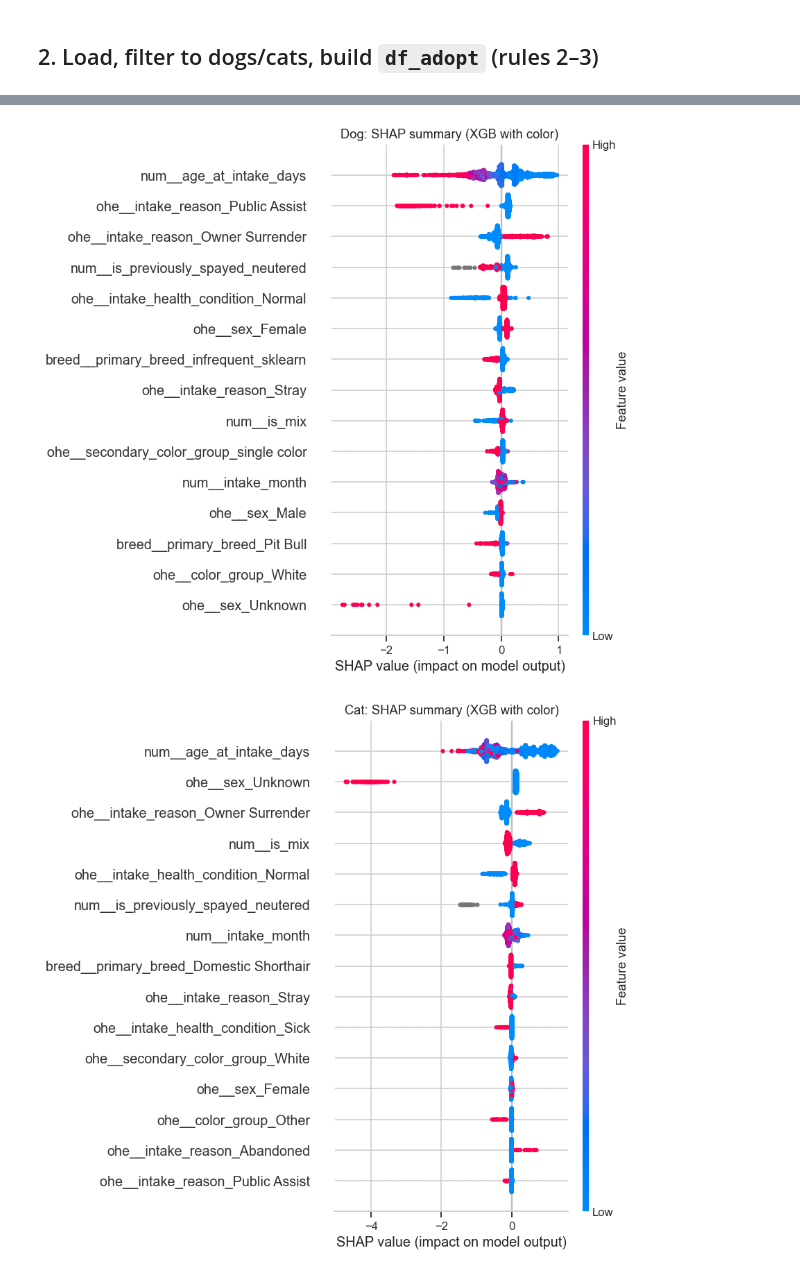
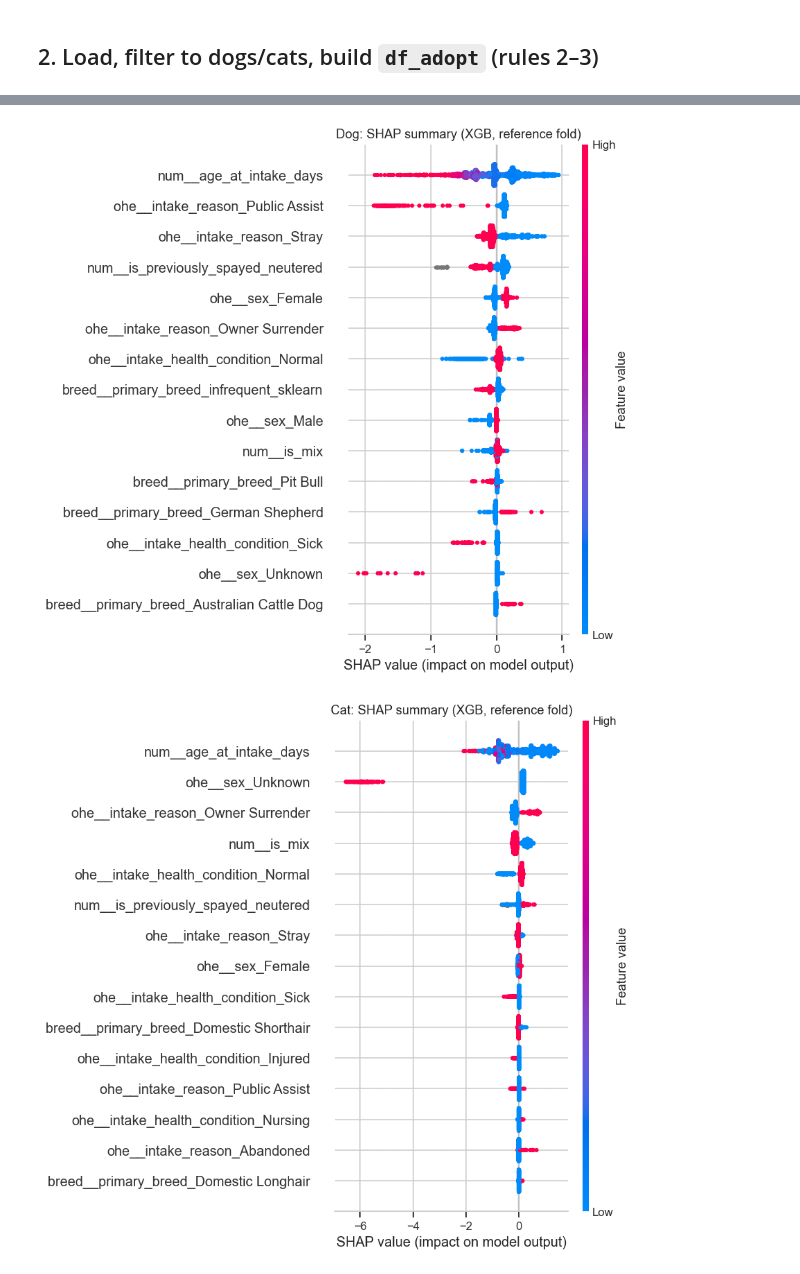
Before and after one commit to chienchien50425-alt/austin-animal-center, a Jupyter notebook: notebooks/03_modeling.ipynb, the cells around one changed output, grey strips where cells are left out. Saved outputs shown, nothing was run; the diff lists cells and outputs as text; code cells hidden in the pictures.

```diff
--- a/notebooks/03_modeling.ipynb
+++ b/notebooks/03_modeling.ipynb
@@ -390,0 +447,25 @@ fig.tight_layout(); plt.show()
+# %%
+# ===== 9.1 intake_reason ablation on the reference fold: test AUC with vs without (LR + XGB) =====
+def test_auc(sp, algo, use_intake_reason, use_breed=None):
+    yte = REF_TE[sp][TARGET].values
+    if algo == 'LR':
+        pipe = fit_lr(REF_TR[sp], sp, use_intake_reason=use_intake_reason, use_breed=use_breed)
+        proba = pipe.predict_proba(REF_TE[sp])[:, 1]
+    else:
+        pre, final, _ = tune_and_fit_xgb(REF_TR[sp], sp, use_intake_reason=use_intake_reason, use_breed=use_breed)
+        proba = final.predict_proba(pre.transform(REF_TE[sp]))[:, 1]
+    return roc_auc_score(yte, proba)
+
+abl = []
+for sp in ['Dog', 'Cat']:
+    for algo in ['LR', 'XGB']:
+        a = test_auc(sp, algo, use_intake_reason=True)
+        b = test_auc(sp, algo, use_intake_reason=False)
+        abl.append(dict(species=sp, model=algo, AUC_with=a, AUC_without=b, delta=a - b))
+abl = pd.DataFrame(abl)
+print(f'intake_reason ablation — reference fold (test {REF_TEST_YEAR}) AUC, with vs without:')
+print(abl.round(4).to_string(index=False))
+print('\nReading: large +delta = intake_reason carries real signal (or leakage);')
+print('         delta ~ 0   = adds little -> inspect §9.2 to judge leakage vs just-weak.')
+print('Caveat: "Euthanasia Request" (most outcome-coupled reason) was already dropped in §2,')
+print('        so any remaining delta is from the *other* intake reasons. Not auto-decided.')
@@ -390,0 +484,13 @@ fig.tight_layout(); plt.show()
+# %%
+# ===== 9.2 intake_reason per-category adoption breakdown (manual leakage inspection) =====
+for sp in ['Dog', 'Cat']:
+    fr = df[df.animal_type == sp]
+    g = (fr.groupby('intake_reason')[TARGET]
+           .agg(n='count', adopt_rate='mean')
+           .sort_values('n', ascending=False))
+    g['adopt_rate'] = g['adopt_rate'].round(3)
+    print(f'\n{sp}: intake_reason vs is_adopted')
+    print(g.to_string())
+print('\nFlag any category with non-trivial n whose adopt_rate sits at ~0.00 or ~1.00 —')
+print('that is the signature of outcome-coupling (leakage). Stray / Owner Surrender are')
+print('broad, expected intake channels and should look moderate, not extreme.')
@@ -411,15 +567,15 @@ fig.tight_layout(); plt.show()
 # %%
 SHAP_INFO = {}
 for sp in ['Dog', 'Cat']:
-    pre, final = XGB_MODELS[(sp, 'XGB (color)')]
+    pre, final = XGB_MODELS[sp]
     names = list(pre.get_feature_names_out())
-    samp = TR[sp].sample(min(2500, len(TR[sp])), random_state=RANDOM_STATE)
+    samp = REF_TR[sp].sample(min(2500, len(REF_TR[sp])), random_state=RANDOM_STATE)
     Z = pre.transform(samp)
     sv = shap.TreeExplainer(final).shap_values(Z)
     SHAP_INFO[sp] = (names, np.abs(sv).mean(0))
     plt.figure()
     shap.summary_plot(sv, Z, feature_names=names, max_display=15, show=False)
-    plt.title(f'{sp}: SHAP summary (XGB with color)'); plt.tight_layout(); plt.show()
+    plt.title(f'{sp}: SHAP summary (XGB, reference fold)'); plt.tight_layout(); plt.show()
 # %% [output]
-[figure, old version]
+[figure, new version]
-[figure, old version]
+[figure, new version]
```
Also changed, not shown: parts of 31 cells of this notebook.
